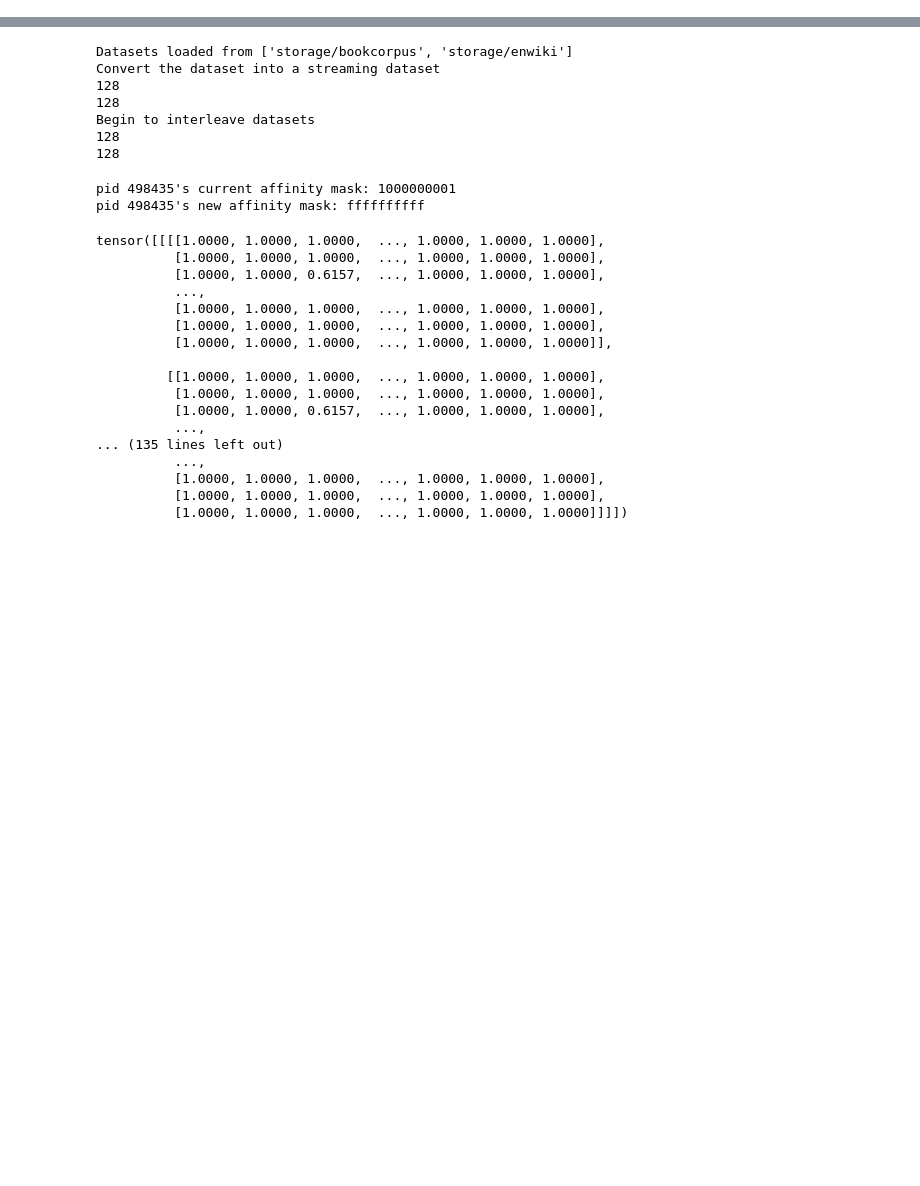
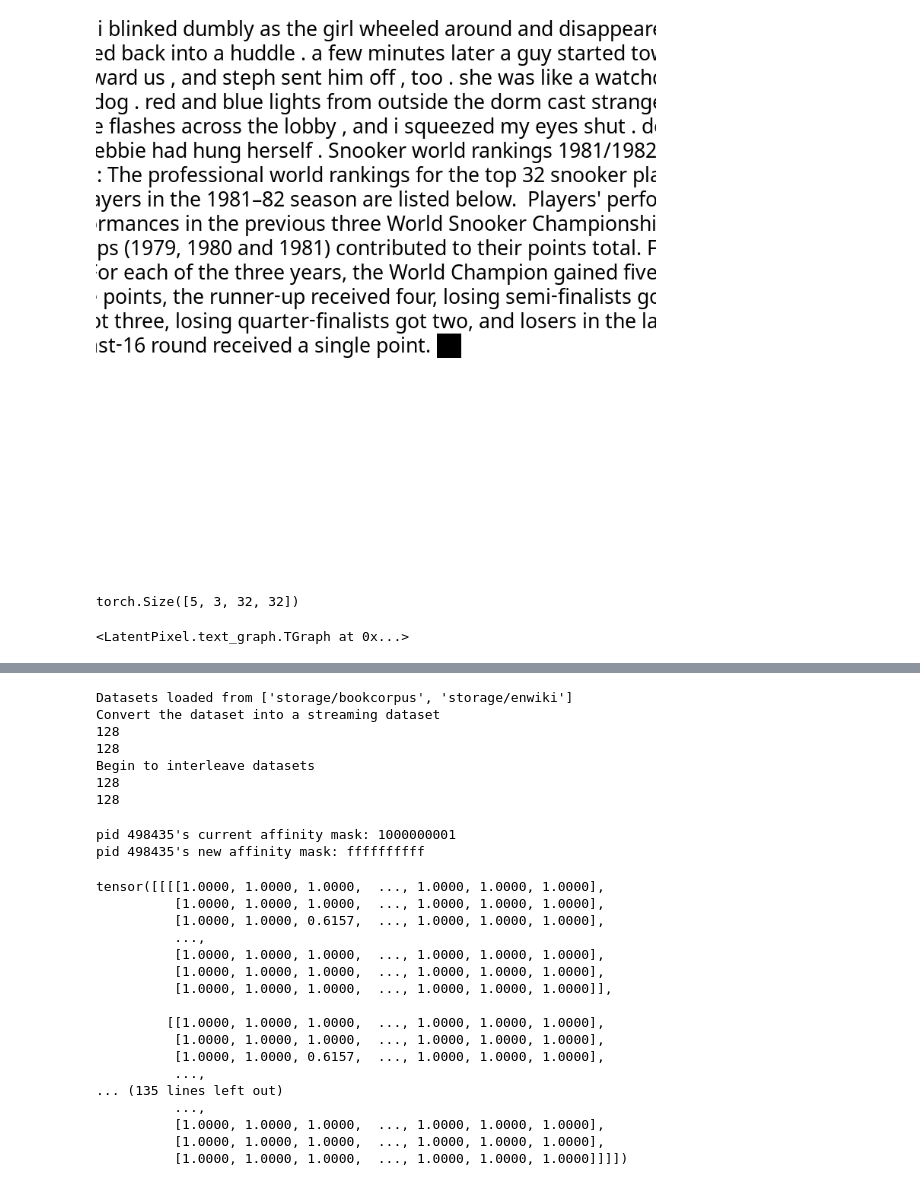
Before and after one commit to april-tools/pixar, a Jupyter notebook: parallel_render.ipynb, the cells around one changed output, grey strips where cells are left out. Drawn from its saved outputs; the diff is of its cells as text; code cells hidden in the pictures; blank space fills up the shorter version.

```diff
--- a/parallel_render.ipynb
+++ b/parallel_render.ipynb
@@ -16,0 +16,10 @@ _ = init_render(rconfig)
+# %%
+dataloader = get_pixel_pretrain_dataloader(
+        paths=['storage/enwiki/', 'storage/bookcorpus'],
+        batch_size=2,
+        num_workers=8,
+        min_len=600,
+        seed=42,
+        model_type=None,
+        render_config=RenderConfig(dpi=240, pixels_per_patch=32)
+)
@@ -16,0 +33,8 @@ _ = init_render(rconfig)
+# %%
+batches = []
+idx = 0
+for batch in dataloader:
+    idx += 1
+    batches.append(batch)
+    if idx > 5:
+        break
@@ -16,0 +83,4 @@ _ = init_render(rconfig)
+# %%
+batch.squarelize().to_PIL()[0]
+# %% [output]
+[figure, added]
@@ -16,0 +89,8 @@ _ = init_render(rconfig)
+# %%
+img.shape
+# %% [output]
+torch.Size([5, 3, 32, 32])
+# %%
+batches[0].unsquarelize()
+# %% [output]
+<LatentPixel.text_graph.TGraph at 0x...>
```
Also changed, not shown: parts of 33 cells of this notebook, 9 other files.
